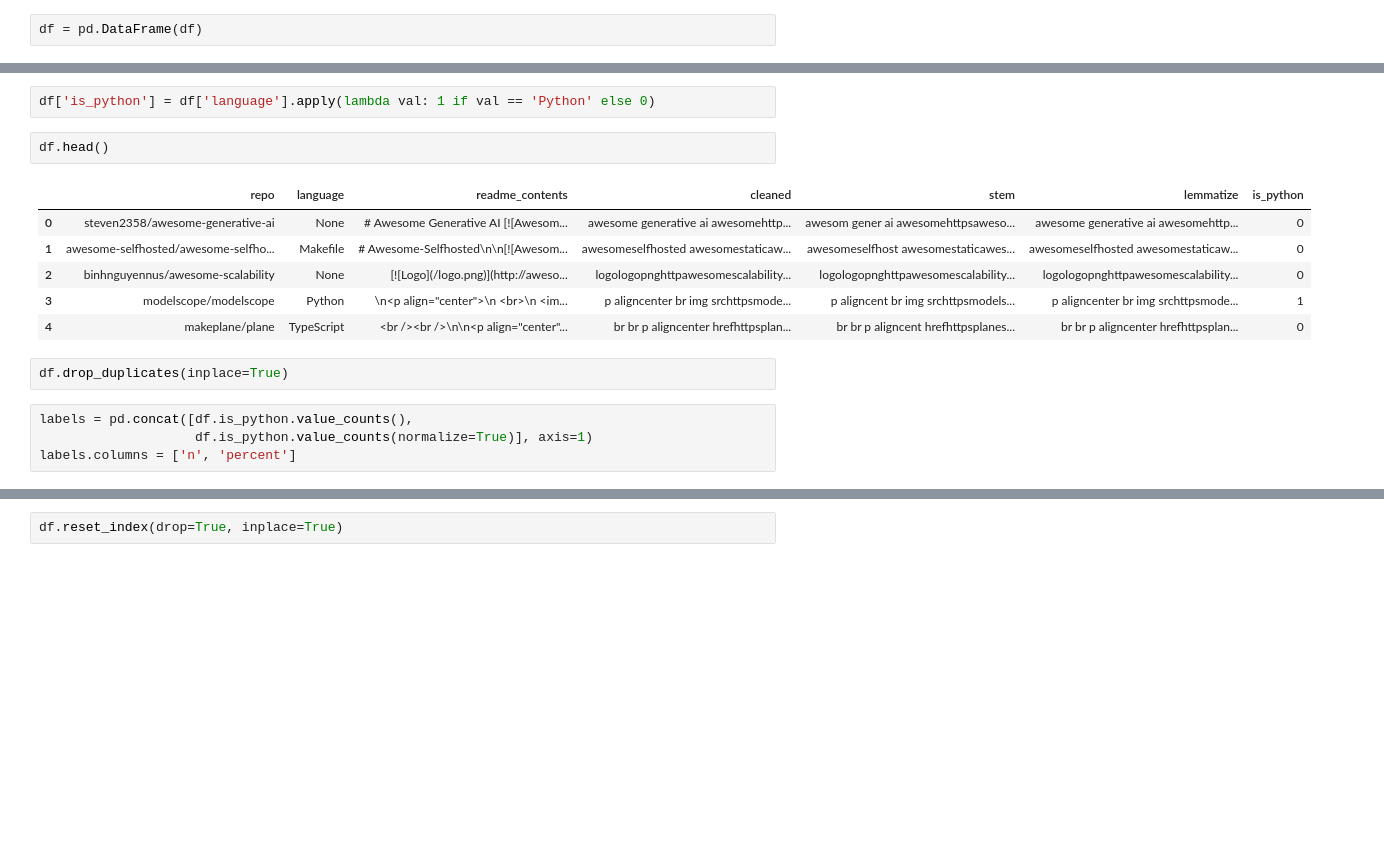
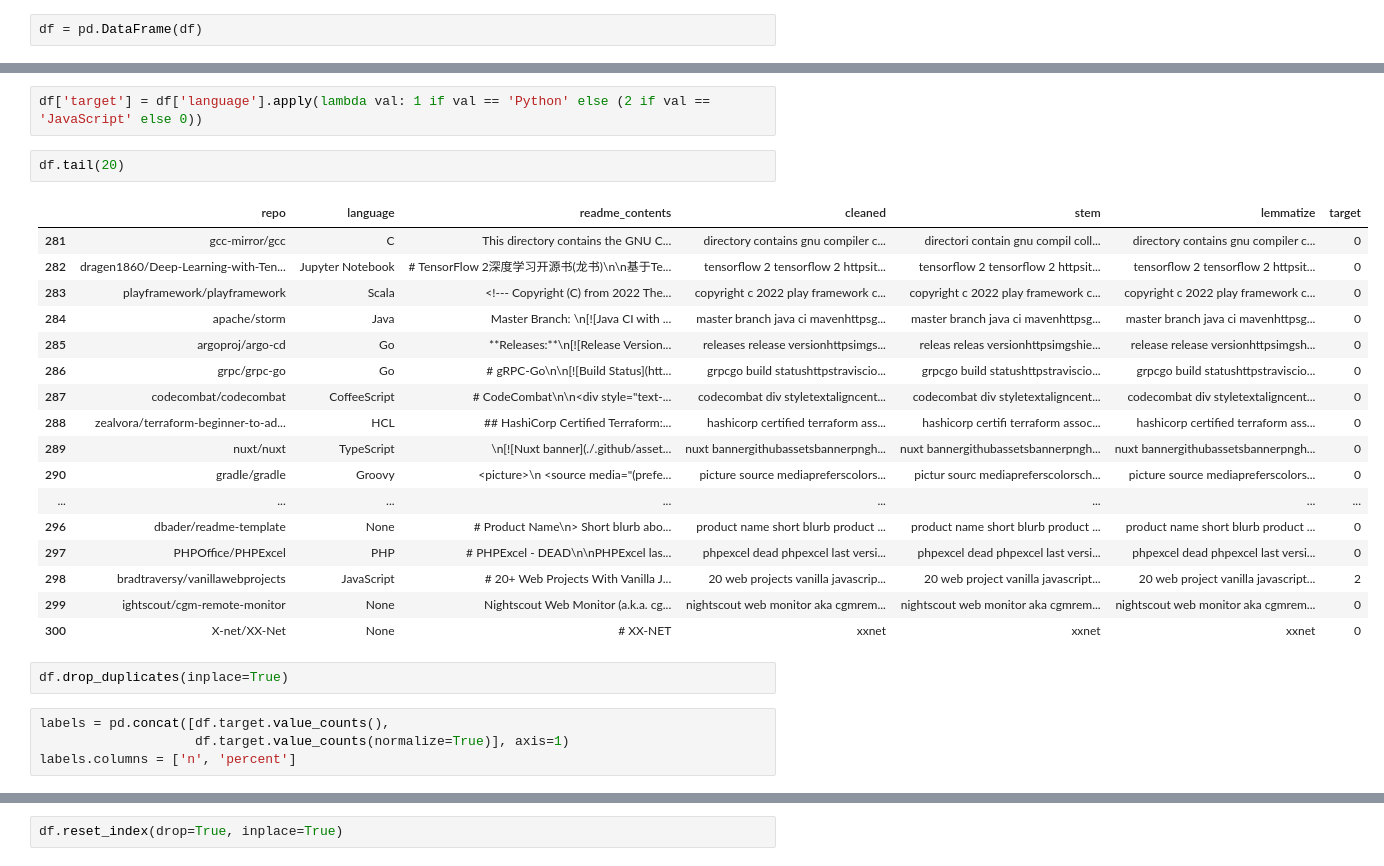
Before and after one commit to NLP-Operation-Repo/NLP-Operation-Repo, a Jupyter notebook: Villa workbook/workbook.ipynb, the cells around one changed output, grey strips where cells are left out. Drawn from its saved outputs; the diff is of its cells as text; blank space fills up the shorter version.

```diff
--- a/Villa workbook/workbook.ipynb
+++ b/Villa workbook/workbook.ipynb
@@ -274,19 +270,30 @@ df[df.duplicated()]
 # %%
-df['is_python'] = df['language'].apply(lambda val: 1 if val == 'Python' else 0)
+df['target'] = df['language'].apply(lambda val: 1 if val == 'Python' else (2 if val == 'JavaScript' else 0))
-# %%
-df.head()
-# %% [output]
-|  | repo | language | readme_contents | cleaned | stem | lemmatize | is_python |
-| 0 | steven2358/awesome-generative-ai | None | # Awesome Generative AI [![Awesom... | awesome generative ai awesomehttp... | awesom gener ai awesomehttpsaweso... | awesome generative ai awesomehttp... | 0 |
-| 1 | awesome-selfhosted/awesome-selfho... | Makefile | # Awesome-Selfhosted\n\n[![Awesom... | awesomeselfhosted awesomestaticaw... | awesomeselfhost awesomestaticawes... | awesomeselfhosted awesomestaticaw... | 0 |
-| 2 | binhnguyennus/awesome-scalability | None | [![Logo](/logo.png)](http://aweso... | logologopnghttpawesomescalability... | logologopnghttpawesomescalability... | logologopnghttpawesomescalability... | 0 |
-| 3 | modelscope/modelscope | Python | \n<p align="center">\n <br>\n <im... | p aligncenter br img srchttpsmode... | p aligncent br img srchttpsmodels... | p aligncenter br img srchttpsmode... | 1 |
-| 4 | makeplane/plane | TypeScript | <br /><br />\n\n<p align="center"... | br br p aligncenter hrefhttpsplan... | br br p aligncent hrefhttpsplanes... | br br p aligncenter hrefhttpsplan... | 0 |
+# %%
+df.tail(20)
+# %% [output]
+|  | repo | language | readme_contents | cleaned | stem | lemmatize | target |
+| 281 | gcc-mirror/gcc | C | This directory contains the GNU C... | directory contains gnu compiler c... | directori contain gnu compil coll... | directory contains gnu compiler c... | 0 |
+| 282 | dragen1860/Deep-Learning-with-Ten... | Jupyter Notebook | # TensorFlow 2深度学习开源书(龙书)\n\n基于Te... | tensorflow 2 tensorflow 2 httpsit... | tensorflow 2 tensorflow 2 httpsit... | tensorflow 2 tensorflow 2 httpsit... | 0 |
+| 283 | playframework/playframework | Scala | <!--- Copyright (C) from 2022 The... | copyright c 2022 play framework c... | copyright c 2022 play framework c... | copyright c 2022 play framework c... | 0 |
+| 284 | apache/storm | Java | Master Branch: \n[![Java CI with ... | master branch java ci mavenhttpsg... | master branch java ci mavenhttpsg... | master branch java ci mavenhttpsg... | 0 |
+| 285 | argoproj/argo-cd | Go | **Releases:**\n[![Release Version... | releases release versionhttpsimgs... | releas releas versionhttpsimgshie... | release release versionhttpsimgsh... | 0 |
+| 286 | grpc/grpc-go | Go | # gRPC-Go\n\n[![Build Status](htt... | grpcgo build statushttpstraviscio... | grpcgo build statushttpstraviscio... | grpcgo build statushttpstraviscio... | 0 |
+| 287 | codecombat/codecombat | CoffeeScript | # CodeCombat\n\n<div style="text-... | codecombat div styletextaligncent... | codecombat div styletextaligncent... | codecombat div styletextaligncent... | 0 |
+| 288 | zealvora/terraform-beginner-to-ad... | HCL | ## HashiCorp Certified Terraform:... | hashicorp certified terraform ass... | hashicorp certifi terraform assoc... | hashicorp certified terraform ass... | 0 |
+| 289 | nuxt/nuxt | TypeScript | \n[![Nuxt banner](./.github/asset... | nuxt bannergithubassetsbannerpngh... | nuxt bannergithubassetsbannerpngh... | nuxt bannergithubassetsbannerpngh... | 0 |
+| 290 | gradle/gradle | Groovy | <picture>\n <source media="(prefe... | picture source mediapreferscolors... | pictur sourc mediapreferscolorsch... | picture source mediapreferscolors... | 0 |
+| ... | ... | ... | ... | ... | ... | ... | ... |
+| 296 | dbader/readme-template | None | # Product Name\n> Short blurb abo... | product name short blurb product ... | product name short blurb product ... | product name short blurb product ... | 0 |
+| 297 | PHPOffice/PHPExcel | PHP | # PHPExcel - DEAD\n\nPHPExcel las... | phpexcel dead phpexcel last versi... | phpexcel dead phpexcel last versi... | phpexcel dead phpexcel last versi... | 0 |
+| 298 | bradtraversy/vanillawebprojects | JavaScript | # 20+ Web Projects With Vanilla J... | 20 web projects vanilla javascrip... | 20 web project vanilla javascript... | 20 web project vanilla javascript... | 2 |
+| 299 | ightscout/cgm-remote-monitor | None | Nightscout Web Monitor (a.k.a. cg... | nightscout web monitor aka cgmrem... | nightscout web monitor aka cgmrem... | nightscout web monitor aka cgmrem... | 0 |
+| 300 | X-net/XX-Net | None | # XX-NET | xxnet | xxnet | xxnet | 0 |
 # %%
 df.drop_duplicates(inplace=True)
 # %%
-labels = pd.concat([df.is_python.value_counts(),
-                    df.is_python.value_counts(normalize=True)], axis=1)
+labels = pd.concat([df.target.value_counts(),
+                    df.target.value_counts(normalize=True)], axis=1)
 labels.columns = ['n', 'percent']
 # %%
 labels
```
Also changed, not shown: parts of 22 cells of this notebook, 4 other files.
